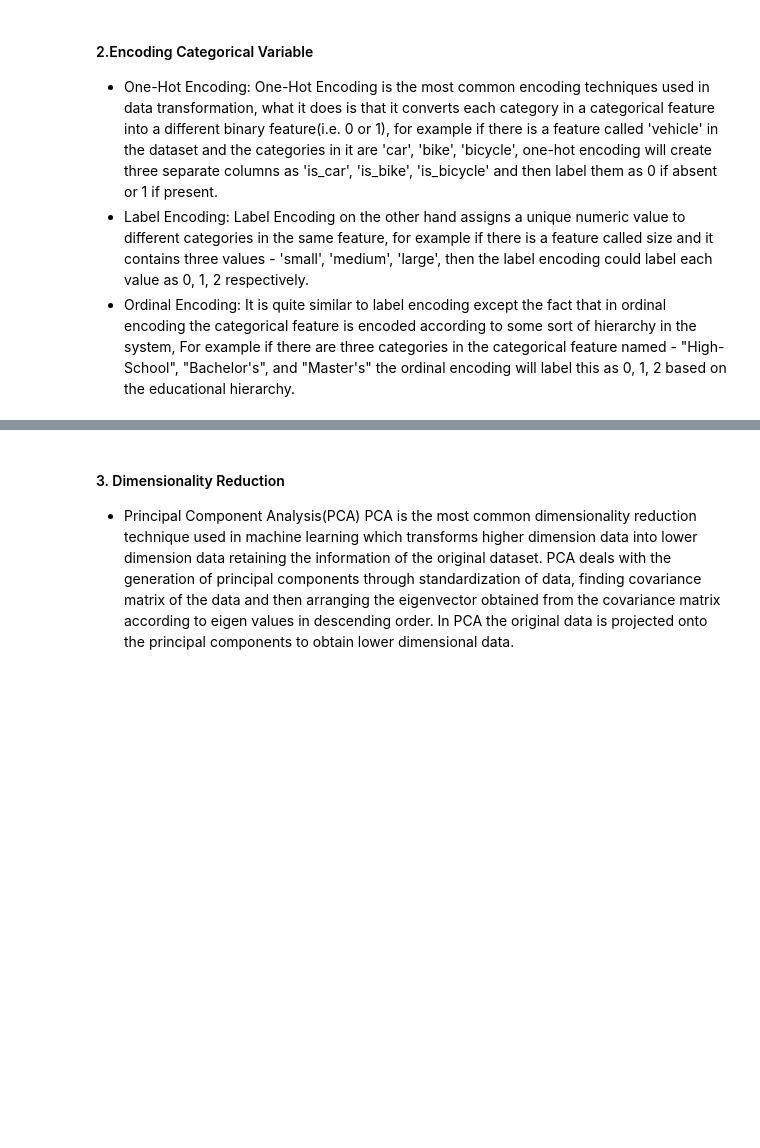
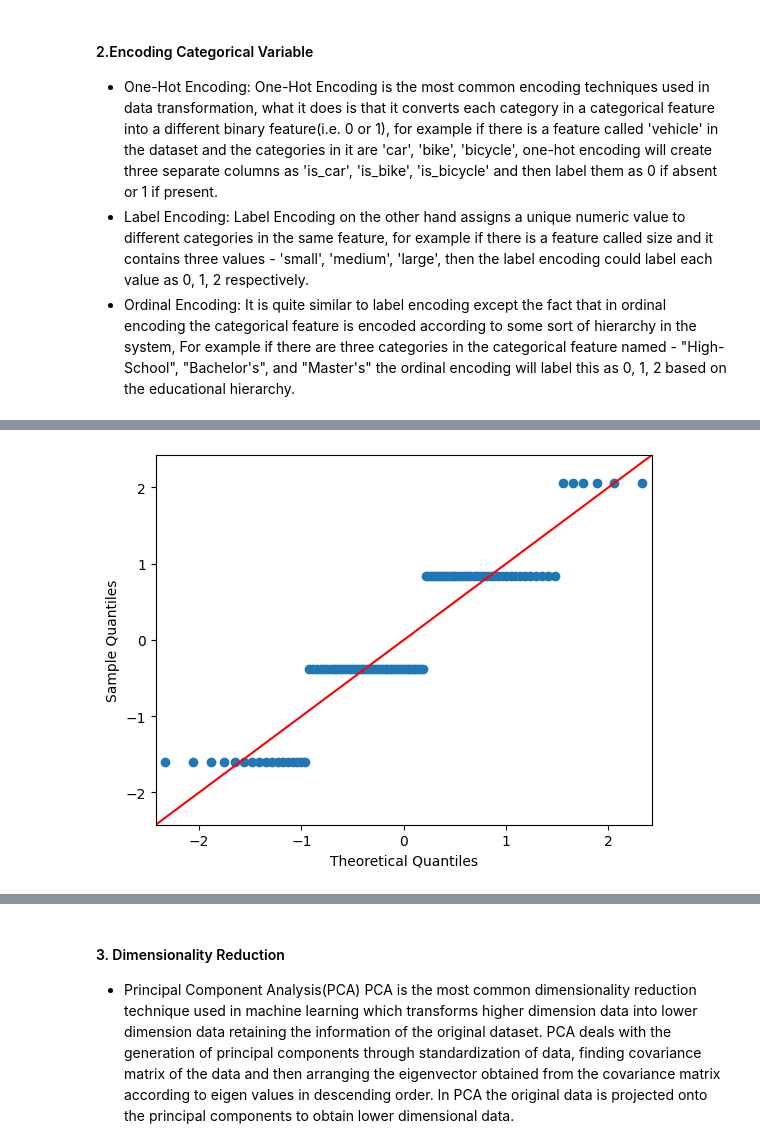
Before and after one commit to shioso20/Data_Project, a Jupyter notebook: Data_Processes/processes.ipynb, the cells around one changed output, grey strips where cells are left out. Drawn from its saved outputs; the diff is of its cells as text; code cells hidden in the pictures; blank space fills up the shorter version.

```diff
--- a/Data_Processes/processes.ipynb
+++ b/Data_Processes/processes.ipynb
@@ -807,0 +960,11 @@ It is quite similar to label encoding except the fact that in ordinal encoding t
+# %%
+
+df = df.loc[1:100,]
+
+standardizer = sk.preprocessing.StandardScaler()
+
+age_standardized = standardizer.fit_transform([df["age"]])
+
+df["age_standardized"] = zScore(df,"age").calc_zScore()
+
+df
@@ -807,0 +985,4 @@ It is quite similar to label encoding except the fact that in ordinal encoding t
+# %%
+test_norm(df["age_standardized"])
+# %% [output]
+[figure, added]
```
Also changed, not shown: parts of 14 cells of this notebook.
